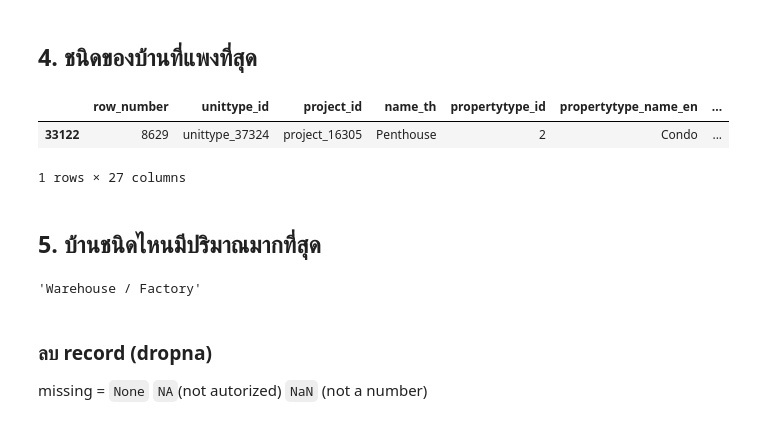
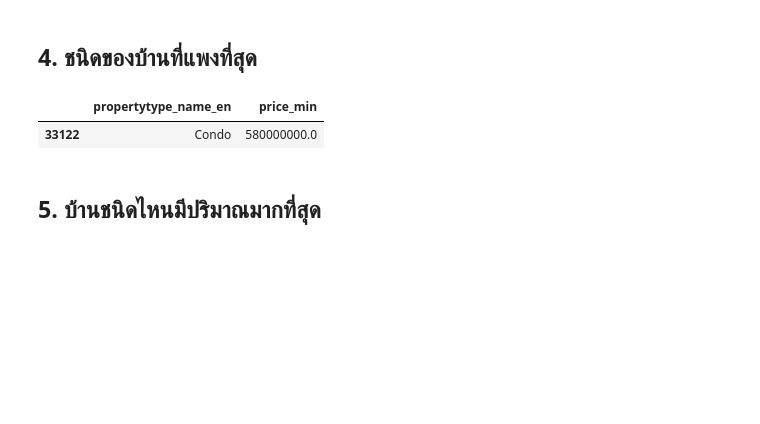
Before and after one commit to nannthd/BasicProg_DataViz65, a Jupyter notebook: Pandas_Dataframe.ipynb, the cells around one changed output. Saved outputs shown, nothing was run; the diff lists cells and outputs as text; code cells hidden in the pictures; blank space fills up the shorter version.

````diff
--- a/Pandas_Dataframe.ipynb
+++ b/Pandas_Dataframe.ipynb
@@ -257,18 +242,9 @@ data1[data1['price_min']==100000].describe()
 # %% [markdown]
 ## 4. ชนิดของบ้านที่แพงที่สุด
 # %%
-data1[data1['price_min']==580000000]
+data1[data1['price_min']==580000000][['propertytype_name_en','price_min']]
 # %% [output]
-|  | row_number | unittype_id | project_id | name_th | propertytype_id | propertytype_name_en | ... |
-| 33122 | 8629 | unittype_37324 | project_16305 | Penthouse | 2 | Condo | ... |
+|  | propertytype_name_en | price_min |
+| 33122 | Condo | 580000000.0 |
-1 rows × 27 columns
 # %% [markdown]
 ## 5. บ้านชนิดไหนมีปริมาณมากที่สุด
-# %%
-data1['propertytype_name_en'].max()
-# %% [output]
-'Warehouse / Factory'
-# %% [markdown]
-### ลบ record (dropna)
-
-missing = ```None``` ```NA```(not autorized) ```NaN``` (not a number)
````
Also changed, not shown: parts of 74 cells of this notebook.
